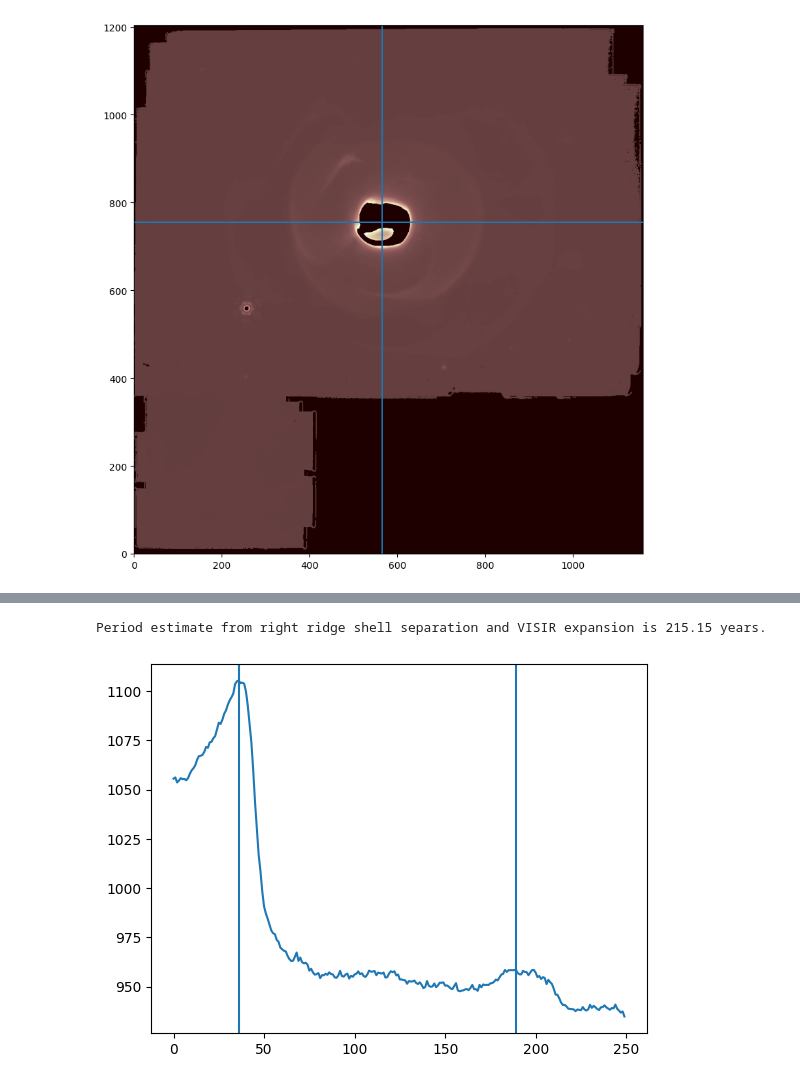
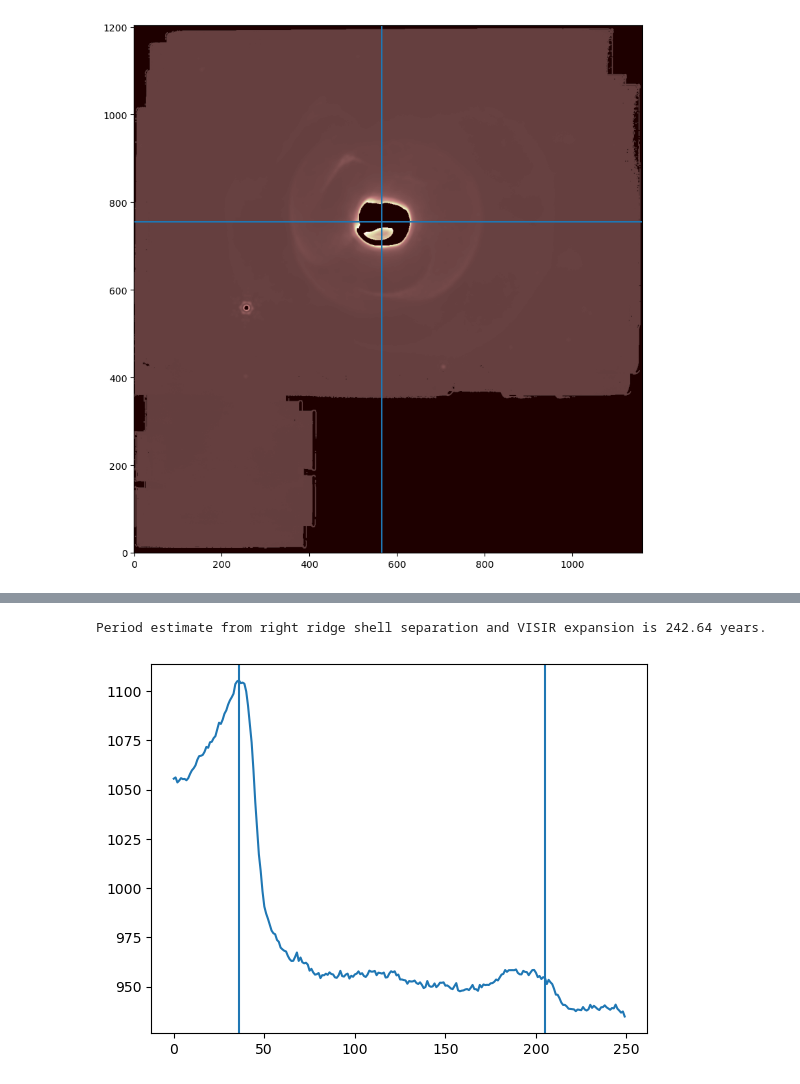
Before and after one commit to ryanwhite1/Wolf-Rayets, a Jupyter notebook: Expansion_Rate_and_Period.ipynb, the cells around one changed output, grey strips where cells are left out. Saved outputs shown, nothing was run; the diff lists cells and outputs as text; code cells hidden in the pictures.

```diff
--- a/Expansion_Rate_and_Period.ipynb
+++ b/Expansion_Rate_and_Period.ipynb
@@ -784,20 +879,21 @@ Period estimate from left ridge shell separation and VISIR expansion is 176.21 y
 # %%
 fig, ax = plt.subplots()
 brightness_right = jwst_image[jwst_center_y, :][750:1000]
 ax.plot(np.arange(len(brightness_right)), brightness_right)
 
 first_peak_right = np.argmax(brightness_right)
 second_peak_right = len(brightness_right) - 100 + np.argmax(brightness_right[-100:])
+second_peak_right = 205
 
 ax.axvline(first_peak_right)
 ax.axvline(second_peak_right)
 
 delta_pixel_right = second_peak_right - first_peak_right
 
 delta_angle_right = delta_pixel_right * jwst_pscale  # mas
 
 delta_year_right = delta_angle_right / right_ridge_expansion
 print(f"Period estimate from right ridge shell separation and VISIR expansion is {delta_year_right:.2f} years.")
 # %% [output]
-Period estimate from right ridge shell separation and VISIR expansion is 215.15 years.
+Period estimate from right ridge shell separation and VISIR expansion is 242.64 years.
-[figure, old version]
+[figure, new version]
```
Also changed, not shown: parts of 19 cells of this notebook, 1 other file.
